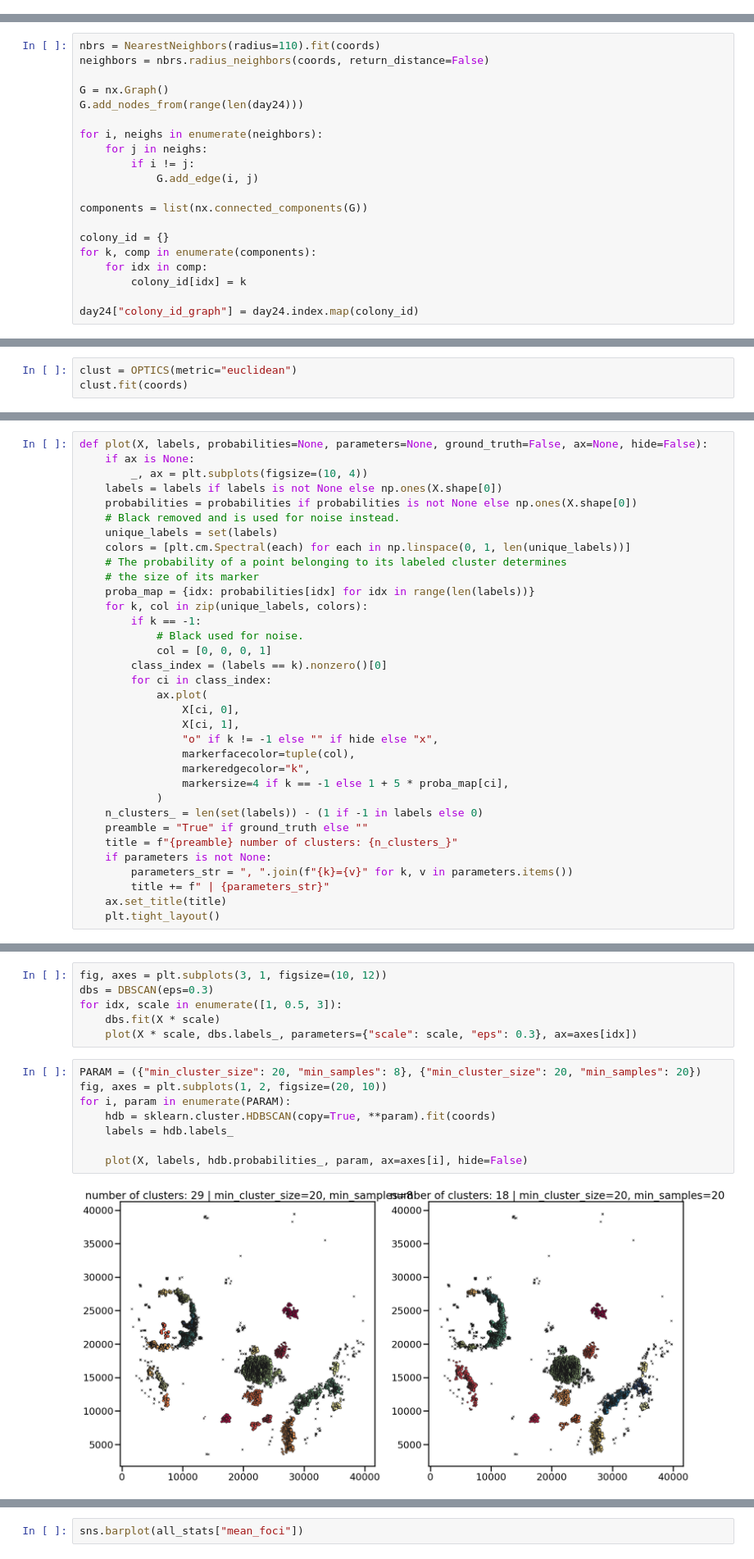
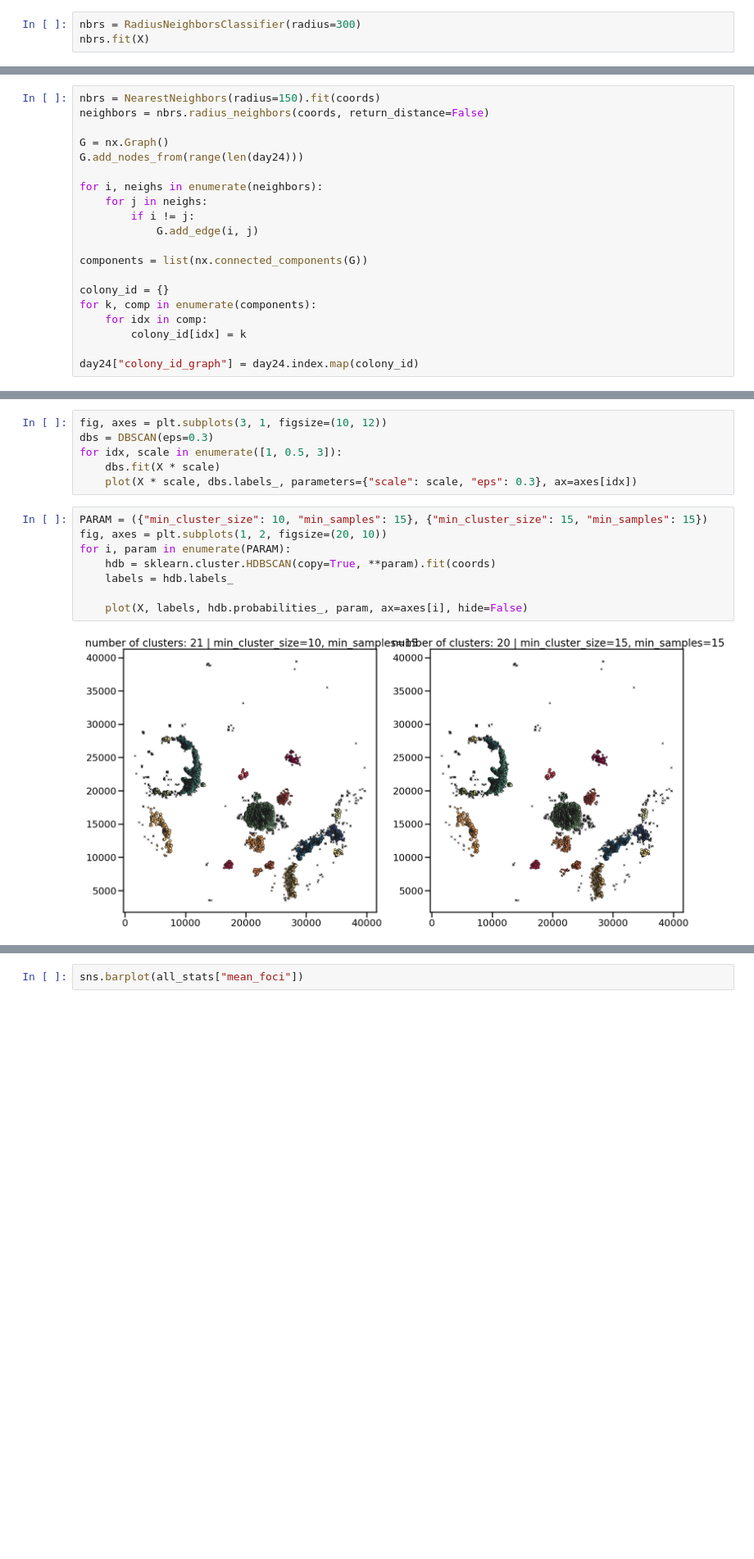
Before and after one commit to hannahbolen1/whole_slide, a Jupyter notebook: current/distance_analyses.ipynb, the cells around one changed output, grey strips where cells are left out. Shown at 82% size. Drawn from its saved outputs; the diff is of its cells as text; blank space fills up the shorter version.

```diff
--- a/current/distance_analyses.ipynb
+++ b/current/distance_analyses.ipynb
@@ -38,0 +74,3 @@ coords
+# %%
+nbrs = RadiusNeighborsClassifier(radius=300)
+nbrs.fit(X)
@@ -39,5 +79,5 @@ coords
 # %%
-nbrs = NearestNeighbors(radius=110).fit(coords)
+nbrs = NearestNeighbors(radius=150).fit(coords)
 neighbors = nbrs.radius_neighbors(coords, return_distance=False)
 
 G = nx.Graph()
@@ -124,3 +148,0 @@ distances = pairwise_distances(coords, metric="euclidean")
-# %%
-clust = OPTICS(metric="euclidean")
-clust.fit(coords)
@@ -129,37 +149,3 @@ OPTICS(metric='euclidean')
-# %%
-def plot(X, labels, probabilities=None, parameters=None, ground_truth=False, ax=None, hide=False):
-    if ax is None:
-        _, ax = plt.subplots(figsize=(10, 4))
-    labels = labels if labels is not None else np.ones(X.shape[0])
-    probabilities = probabilities if probabilities is not None else np.ones(X.shape[0])
-    # Black removed and is used for noise instead.
-    unique_labels = set(labels)
-    colors = [plt.cm.Spectral(each) for each in np.linspace(0, 1, len(unique_labels))]
-    # The probability of a point belonging to its labeled cluster determines
-    # the size of its marker
-    proba_map = {idx: probabilities[idx] for idx in range(len(labels))}
-    for k, col in zip(unique_labels, colors):
-        if k == -1:
-            # Black used for noise.
-            col = [0, 0, 0, 1]
-        class_index = (labels == k).nonzero()[0]
-        for ci in class_index:
-            ax.plot(
-                X[ci, 0],
-                X[ci, 1],
-                "o" if k != -1 else "" if hide else "x",
-                markerfacecolor=tuple(col),
-                markeredgecolor="k",
-                markersize=4 if k == -1 else 1 + 5 * proba_map[ci],
-            )
-    n_clusters_ = len(set(labels)) - (1 if -1 in labels else 0)
-    preamble = "True" if ground_truth else ""
-    title = f"{preamble} number of clusters: {n_clusters_}"
-    if parameters is not None:
-        parameters_str = ", ".join(f"{k}={v}" for k, v in parameters.items())
-        title += f" | {parameters_str}"
-    ax.set_title(title)
-    plt.tight_layout()
 # %%
 def plot_clusters(data, algorithm, args, kwds):
     start_time = time.time()
@@ -180,13 +166,13 @@ for idx, scale in enumerate([1, 0.5, 3]):
     dbs.fit(X * scale)
     plot(X * scale, dbs.labels_, parameters={"scale": scale, "eps": 0.3}, ax=axes[idx])
 # %%
-PARAM = ({"min_cluster_size": 20, "min_samples": 8}, {"min_cluster_size": 20, "min_samples": 20})
+PARAM = ({"min_cluster_size": 10, "min_samples": 15}, {"min_cluster_size": 15, "min_samples": 15})
 fig, axes = plt.subplots(1, 2, figsize=(20, 10))
 for i, param in enumerate(PARAM):
     hdb = sklearn.cluster.HDBSCAN(copy=True, **param).fit(coords)
     labels = hdb.labels_
 
     plot(X, labels, hdb.probabilities_, param, ax=axes[i], hide=False)
 # %% [output]
-[figure, old version]
+[figure, new version]
 # %%
```
Also changed, not shown: parts of 17 cells of this notebook, 4 other files.
